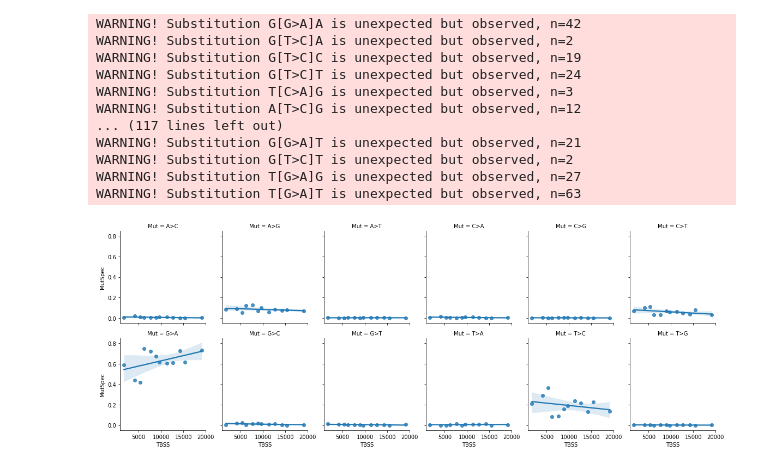
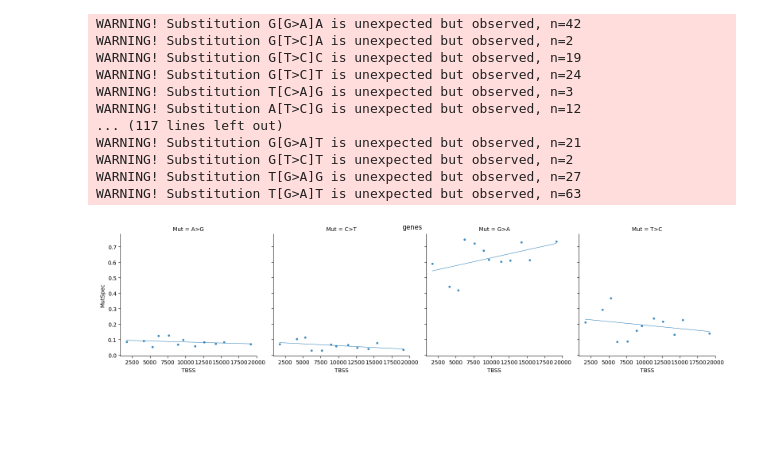
Before and after one commit to mitoclub/mtdnaMutSpecOfCancers, a Jupyter notebook: notebooks/human_global_tree_muts_EDA.ipynb, the cells around one changed output. Cells and saved outputs as stored; diff of their text form; code cells hidden in the pictures; blank space fills up the shorter version.

Commit message:
l,plots updated

```diff
--- a/notebooks/human_global_tree_muts_EDA.ipynb
+++ b/notebooks/human_global_tree_muts_EDA.ipynb
@@ -572,9 +577,13 @@ for gname in prot_ref.GeneName.unique():
 
     ms192 = calculate_mutspec(obs_muts, exp_muts192syn[gname], use_context=True)
     ms12 = calculate_mutspec(obs_muts, exp_muts12syn[gname], use_context=False)
-    # don't use unexpected mutations
-    ms192["RawMutSpec"] = np.where((ms192.ObsFr > 0) & (ms192.ExpFr == 0), 0, ms192.RawMutSpec)
-    ms192["MutSpec"] = ms192["RawMutSpec"] / ms192["RawMutSpec"].sum()
+    ms12 = ms12[ms12.ObsFr > 0]
+    ms192 = ms192[ms192.ObsFr > 0]
+    # # don't use unexpected mutations
+    # ms192["RawMutSpec"] = np.where((ms192.ObsFr > 0) & (ms192.ExpFr == 0), 0, ms192.RawMutSpec)
+    # ms192["MutSpec"] = ms192["RawMutSpec"] / ms192["RawMutSpec"].sum()
+    # ms12 = ms12[ms12.ExpFr > 0]
+    # ms192 = ms192[ms192.ExpFr > 0]
 
     ms192["TBSS"] = tbss_mean
     ms192["GeneName"] = gname
@@ -617,8 +626,9 @@ WARNING! Substitution G[T>C]T is unexpected but observed, n=2
 WARNING! Substitution T[G>A]G is unexpected but observed, n=27
 WARNING! Substitution T[G>A]T is unexpected but observed, n=63
 # %%
-sns.lmplot(data=full_ms12, x="TBSS", y="MutSpec", col="Mut", col_wrap=6, aspect=.9, height=3)
-plt.savefig("../figures/GlobalHumanTree/mutspec_lmplot12.pdf")
+sns.lmplot(data=full_ms12[full_ms12.Mut.isin("A>G C>T G>A T>C".split())], x="TBSS", y="MutSpec", col="Mut", height=4, markers=".", ci=None, line_kws={"linewidth": 0.7})
+plt.suptitle("genes")
+plt.savefig("../figures/GlobalHumanTree/mutspec_lmplot12genes.pdf")
 plt.show()
 # %% [output]
-[figure, old version]
+[figure, new version]
```
Also changed, not shown: parts of 16 cells of this notebook, 6 other files.
